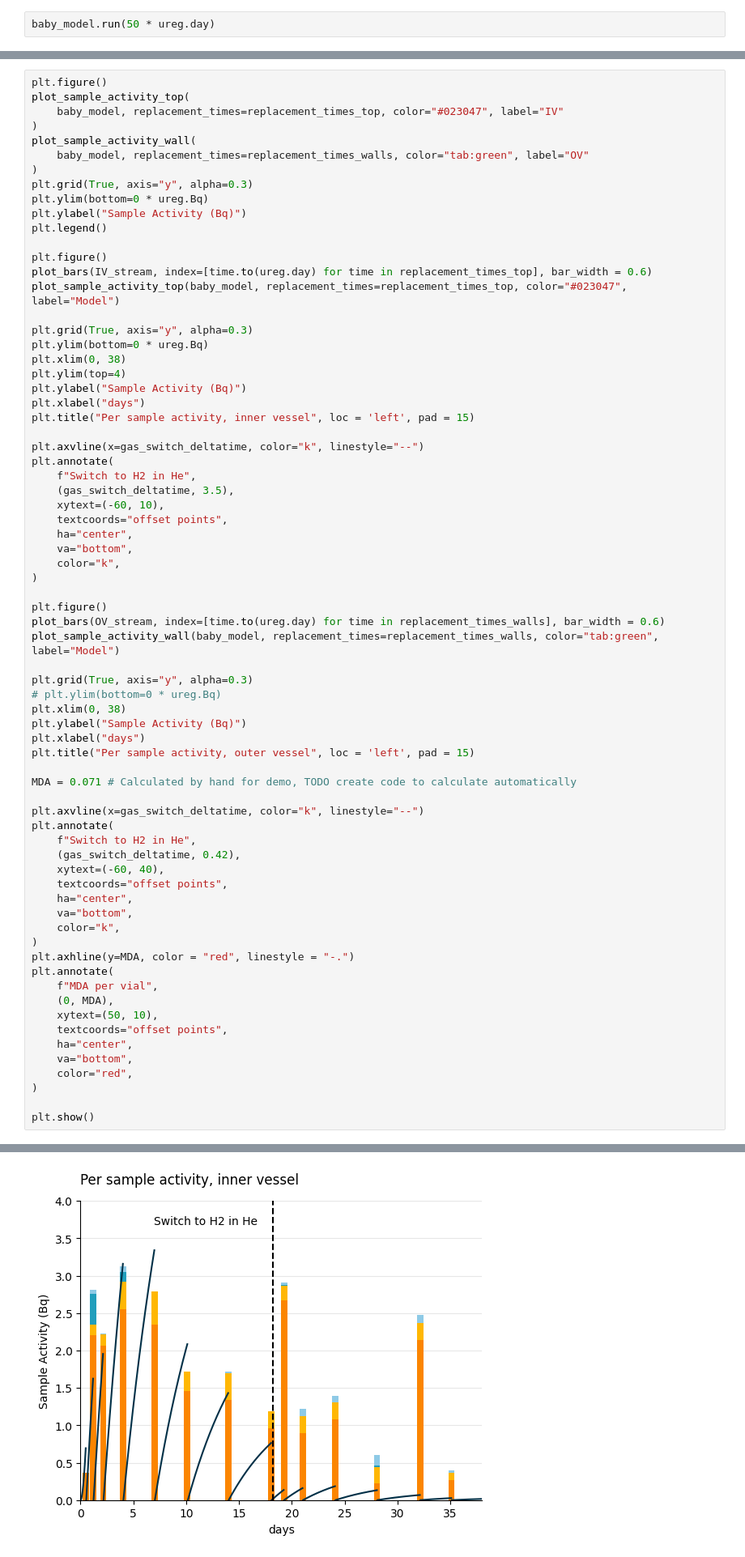
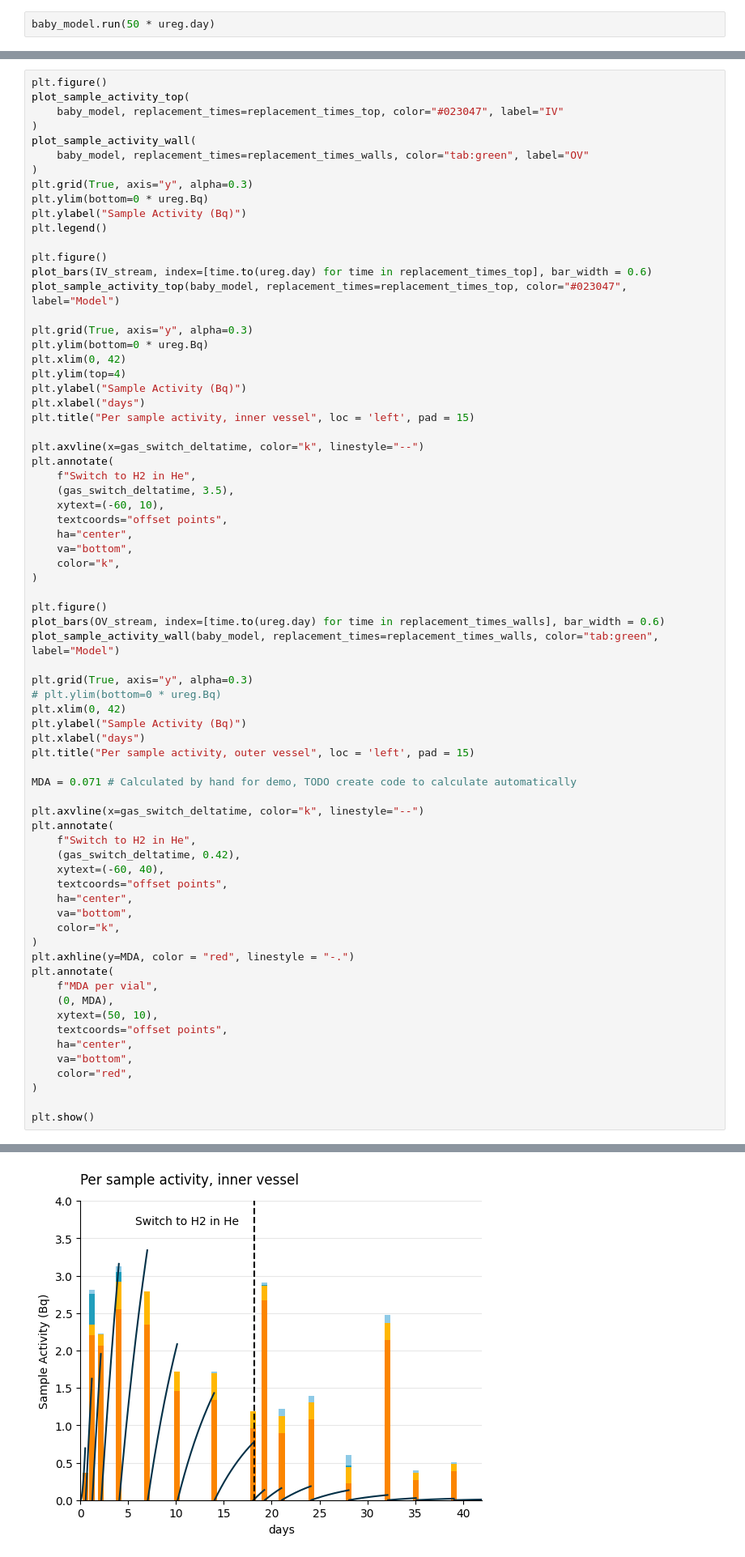
Before and after one commit to veliki-filozof/BABY-1L-run-3, a Jupyter notebook: analysis/tritium/tritium_model.ipynb, the cells around one changed output, grey strips where cells are left out. Shown: that part at 81% size. Cells and saved outputs as stored; diff of their text form.

```diff
--- a/analysis/tritium/tritium_model.ipynb
+++ b/analysis/tritium/tritium_model.ipynb
@@ -227,7 +228,7 @@ plot_sample_activity_top(baby_model, replacement_times=replacement_times_top, co
 
 plt.grid(True, axis="y", alpha=0.3)
 plt.ylim(bottom=0 * ureg.Bq)
-plt.xlim(0, 38)
+plt.xlim(0, 42)
 plt.ylim(top=4)
 plt.ylabel("Sample Activity (Bq)")
 plt.xlabel("days")
@@ -250,7 +251,7 @@ plot_sample_activity_wall(baby_model, replacement_times=replacement_times_walls,
 
 plt.grid(True, axis="y", alpha=0.3)
 # plt.ylim(bottom=0 * ureg.Bq)
-plt.xlim(0, 38)
+plt.xlim(0, 42)
 plt.ylabel("Sample Activity (Bq)")
 plt.xlabel("days")
 plt.title("Per sample activity, outer vessel", loc = 'left', pad = 15)
@@ -284 +285 @@ plt.show()
-[figure, old version]
+[figure, new version]
```
Also changed, not shown: parts of 6 cells of this notebook.
